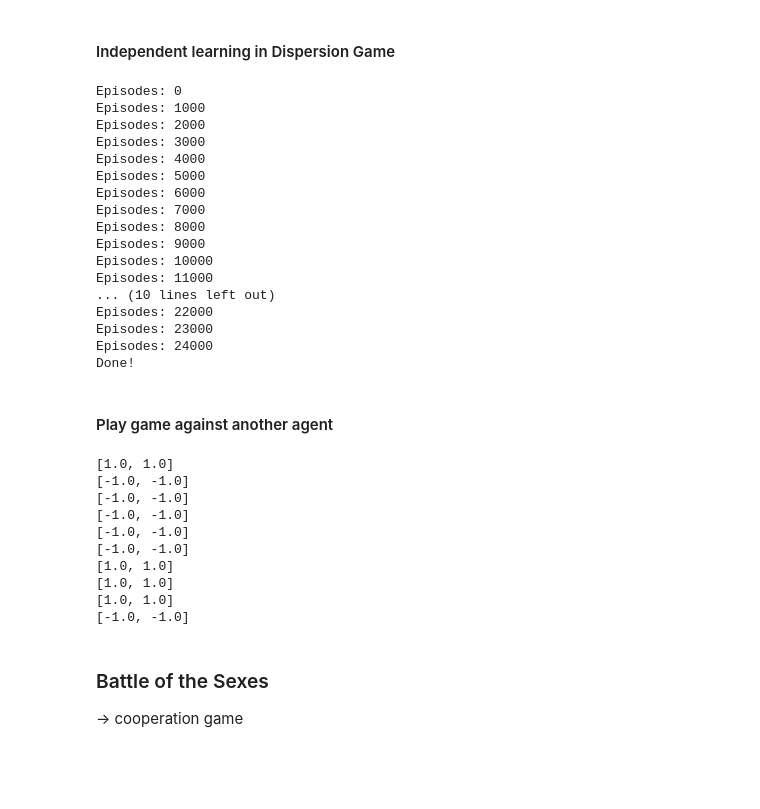
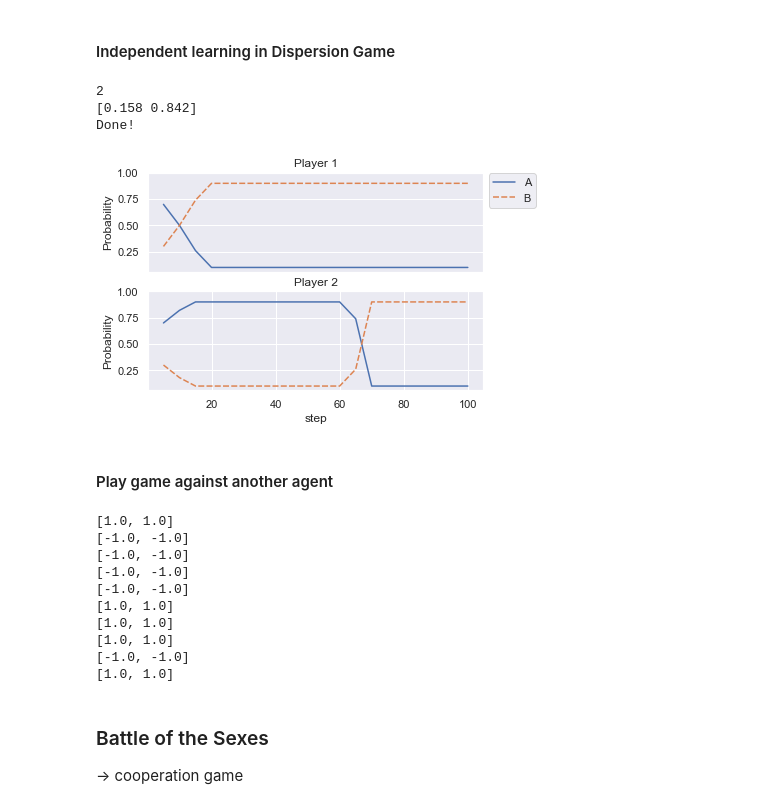
Before and after one commit to rubenponsaers/ml_project, a Jupyter notebook: code/task2.ipynb, the cells around one changed output. Drawn from its saved outputs; the diff is of its cells as text; code cells hidden in the pictures; blank space fills up the shorter version.

```diff
--- a/code/task2.ipynb
+++ b/code/task2.ipynb
@@ -99,25 +103,14 @@ Utility matrix:
 # %% [markdown]
 #### Independent learning in Dispersion Game
 # %%
-q_learned_agent1, q_learned_agent2 = train(dg_game)
+eval_every = 5
+num_steps = 100
+q_learned_agent1, q_learned_agent2 = train(dg_game, num_steps, eval_every, ["A", "B"])
 # %% [output]
-Episodes: 0
-Episodes: 1000
-Episodes: 2000
-Episodes: 3000
-Episodes: 4000
-Episodes: 5000
-Episodes: 6000
-Episodes: 7000
-Episodes: 8000
-Episodes: 9000
-Episodes: 10000
-Episodes: 11000
-... (10 lines left out)
-Episodes: 22000
-Episodes: 23000
-Episodes: 24000
+2
+[0.158 0.842]
 Done!
+[figure, added]
 # %% [markdown]
 #### Play game against another agent
 # %%
@@ -125,7 +118,6 @@ play_game(dg_game, q_learned_agent1, random_agent.RandomAgent(player_id=1, num_a
 #play_game(dg_game, q_learned_agent1, q_learned_agent2)
 # %% [output]
 [1.0, 1.0]
-[-1.0, -1.0]
 [-1.0, -1.0]
 [-1.0, -1.0]
 [-1.0, -1.0]
@@ -134,6 +126,7 @@ play_game(dg_game, q_learned_agent1, random_agent.RandomAgent(player_id=1, num_a
 [1.0, 1.0]
 [1.0, 1.0]
 [-1.0, -1.0]
+[1.0, 1.0]
 # %% [markdown]
 ### Battle of the Sexes
 -> cooperation game
```
Also changed, not shown: parts of 9 cells of this notebook, 3 other files.
